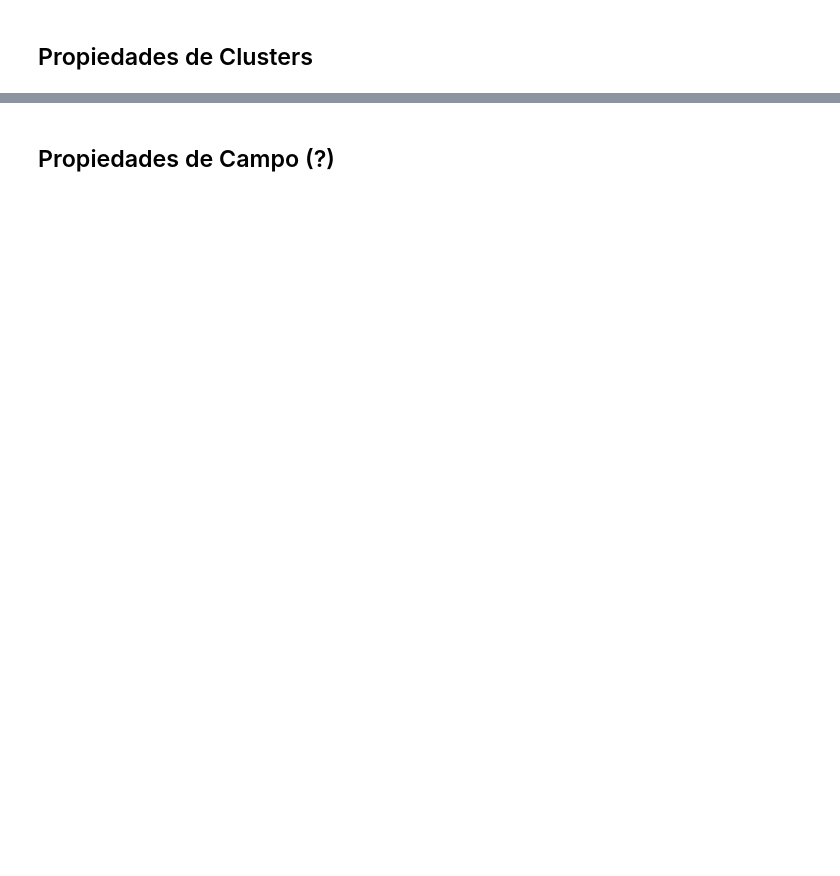
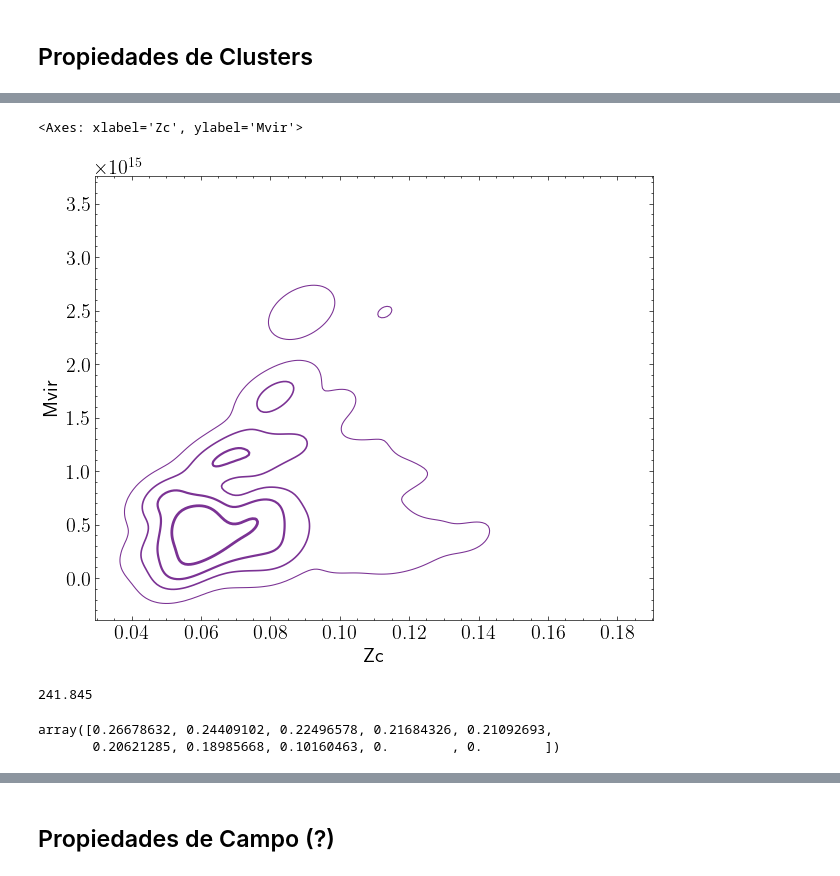
Before and after one commit to francaporaso/extragalactica, a Jupyter notebook: guia5/presentacion.ipynb, the cells around one changed output, grey strips where cells are left out. Drawn from its saved outputs; the diff is of its cells as text; code cells hidden in the pictures; blank space fills up the shorter version.

```diff
--- a/guia5/presentacion.ipynb
+++ b/guia5/presentacion.ipynb
@@ -161,0 +259,22 @@ for col in COLUMNS[CL]:
+# %%
+fig, ax = plt.subplots()
+sns.kdeplot(
+    ax=ax,
+    data=cluster,
+    x='Zc', y='Mvir',
+    weights='w',
+    color=COLORS[CL], levels=LEVELS, linewidths=LWS
+)
+# %% [output]
+<Axes: xlabel='Zc', ylabel='Mvir'>
+[figure, added]
+# %%
+mask = np.random.randint(2,size=len(cluster),dtype=bool)
+np.sum(cluster[mask]['w'])
+# %% [output]
+241.845
+# %%
+std
+# %% [output]
+array([0.26678632, 0.24409102, 0.22496578, 0.21684326, 0.21092693,
+       0.20621285, 0.18985668, 0.10160463, 0.        , 0.        ])
```
Also changed, not shown: parts of 42 cells of this notebook, 1 other file.
